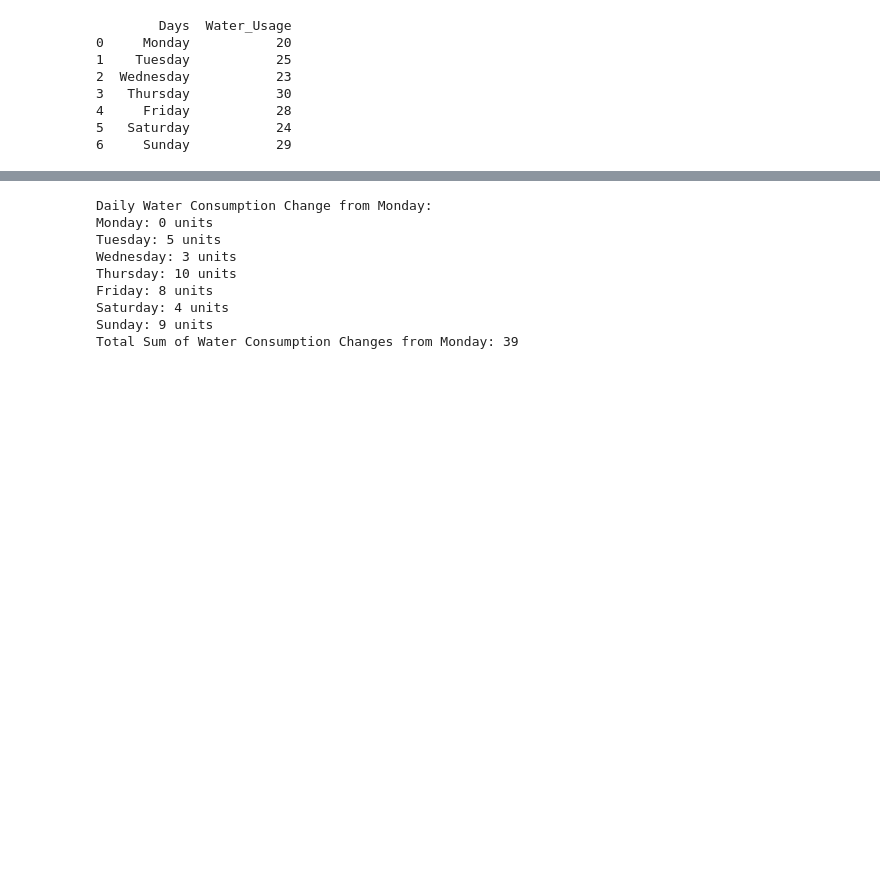
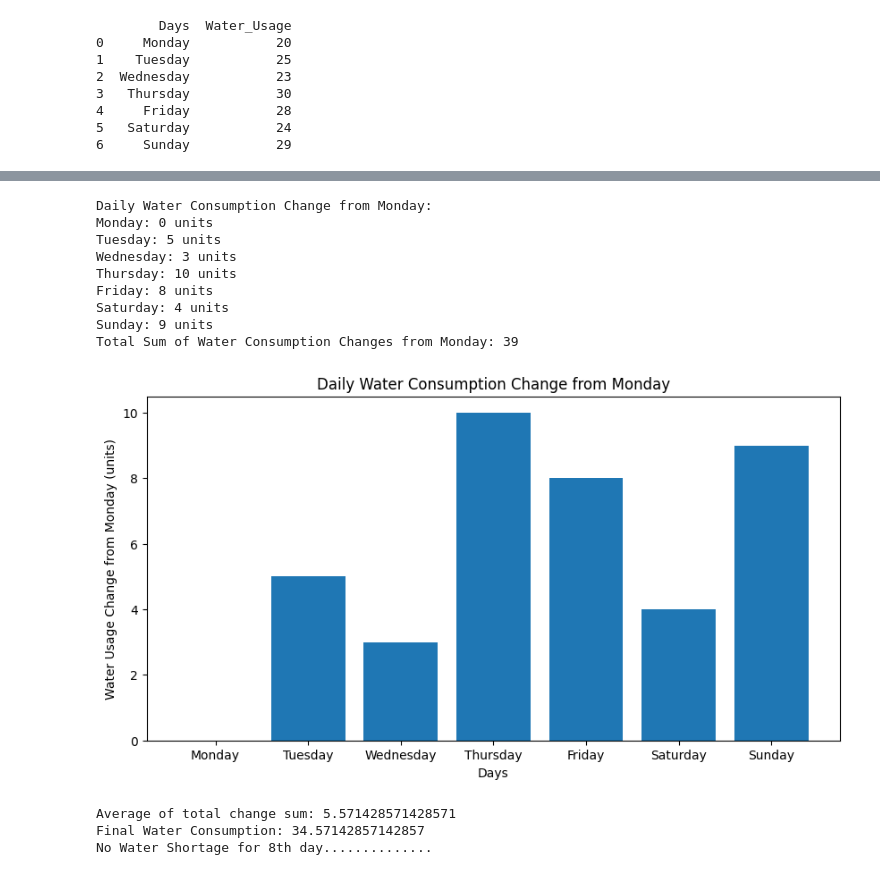
Before and after one commit to KarthikReddyvmd/Ethnotech-Data-Analytics-Training, a Jupyter notebook: Day 3/IPYNB-files/PredictiveAnalysisSample.ipynb, the cells around one changed output, grey strips where cells are left out. Cells and saved outputs as stored; diff of their text form; code cells hidden in the pictures; blank space fills up the shorter version.

```diff
--- a/Day 3/IPYNB-files/PredictiveAnalysisSample.ipynb
+++ b/Day 3/IPYNB-files/PredictiveAnalysisSample.ipynb
@@ -61,22 +82,47 @@ Sunday: 9 units change
 # %%
 print('Daily Water Consumption Change from Monday:')
 monday_usage = df['Water_Usage'][0]
 total_change_sum = 0
+daily_changes = []
+days_for_plot = []
 for i in range (len(df)):
   day=df['Days'][i]
   usage=df['Water_Usage'][i]
   change=usage-monday_usage
   total_change_sum += change
+  daily_changes.append(change)
+  days_for_plot.append(day)
   print(f"{day}: {change} units")
 
 print('Total Sum of Water Consumption Changes from Monday:', total_change_sum)
+
+plt.figure(figsize=(10, 5))
+plt.bar(days_for_plot, daily_changes)
+plt.xlabel('Days')
+plt.ylabel('Water Usage Change from Monday (units)')
+plt.title('Daily Water Consumption Change from Monday')
+plt.show()
 # %% [output]
 Daily Water Consumption Change from Monday:
 Monday: 0 units
 Tuesday: 5 units
 Wednesday: 3 units
 Thursday: 10 units
 Friday: 8 units
 Saturday: 4 units
 Sunday: 9 units
 Total Sum of Water Consumption Changes from Monday: 39
+[figure, added]
+# %%
+prediction=total_change_sum/len(Days)
+print("Average of total change sum:",prediction)
+final=prediction+df['Water_Usage'][6]
+print("Final Water Consumption:",final)
+if final>total_water_tank_capacity:
+  print("Water Shortage for 8th day.............")
+else:
+  print("No Water Shortage for 8th day..............")
+# %% [output]
+Average of total change sum: 5.571428571428571
+Final Water Consumption: 34.57142857142857
+No Water Shortage for 8th day..............
```
Also changed, not shown: parts of 5 cells of this notebook.
